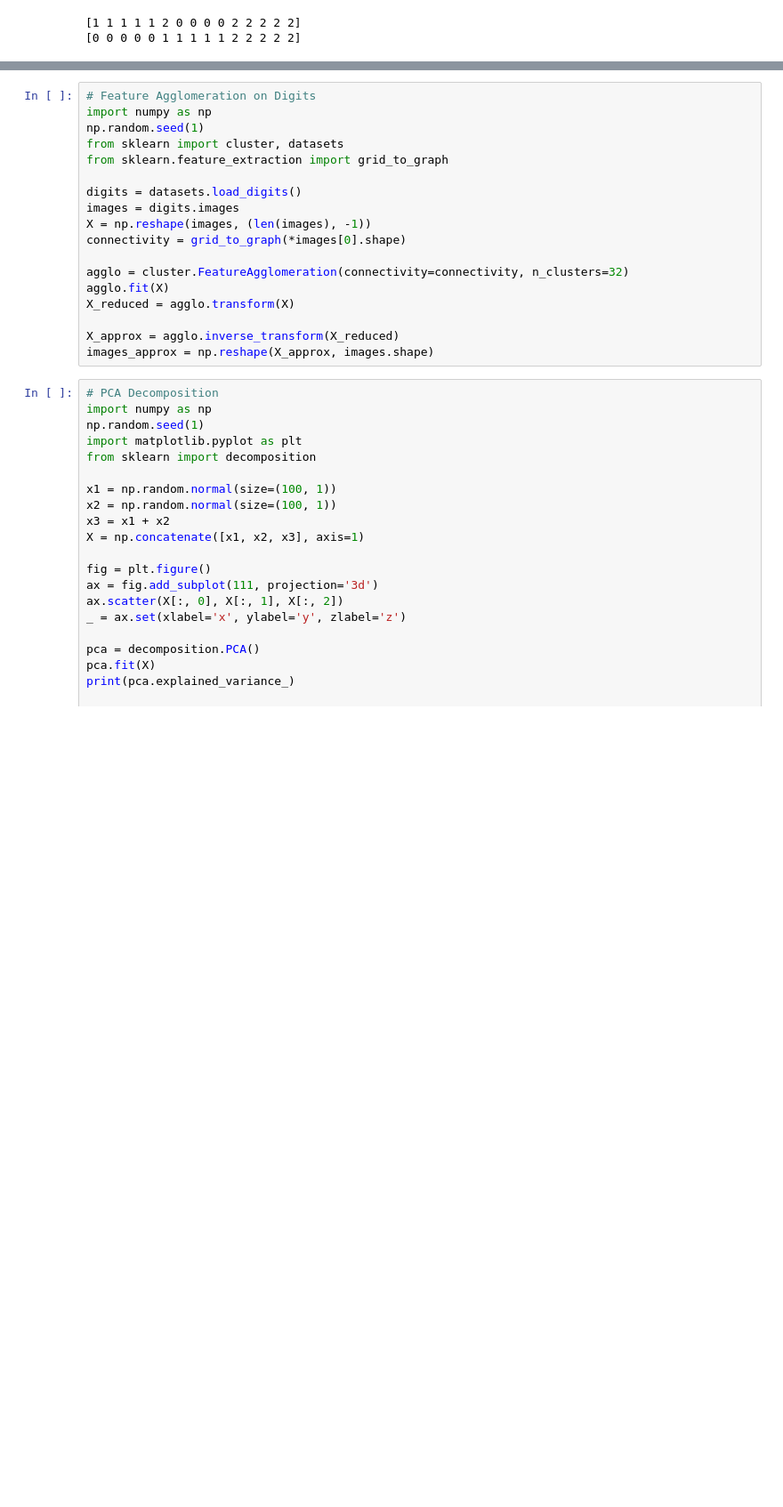
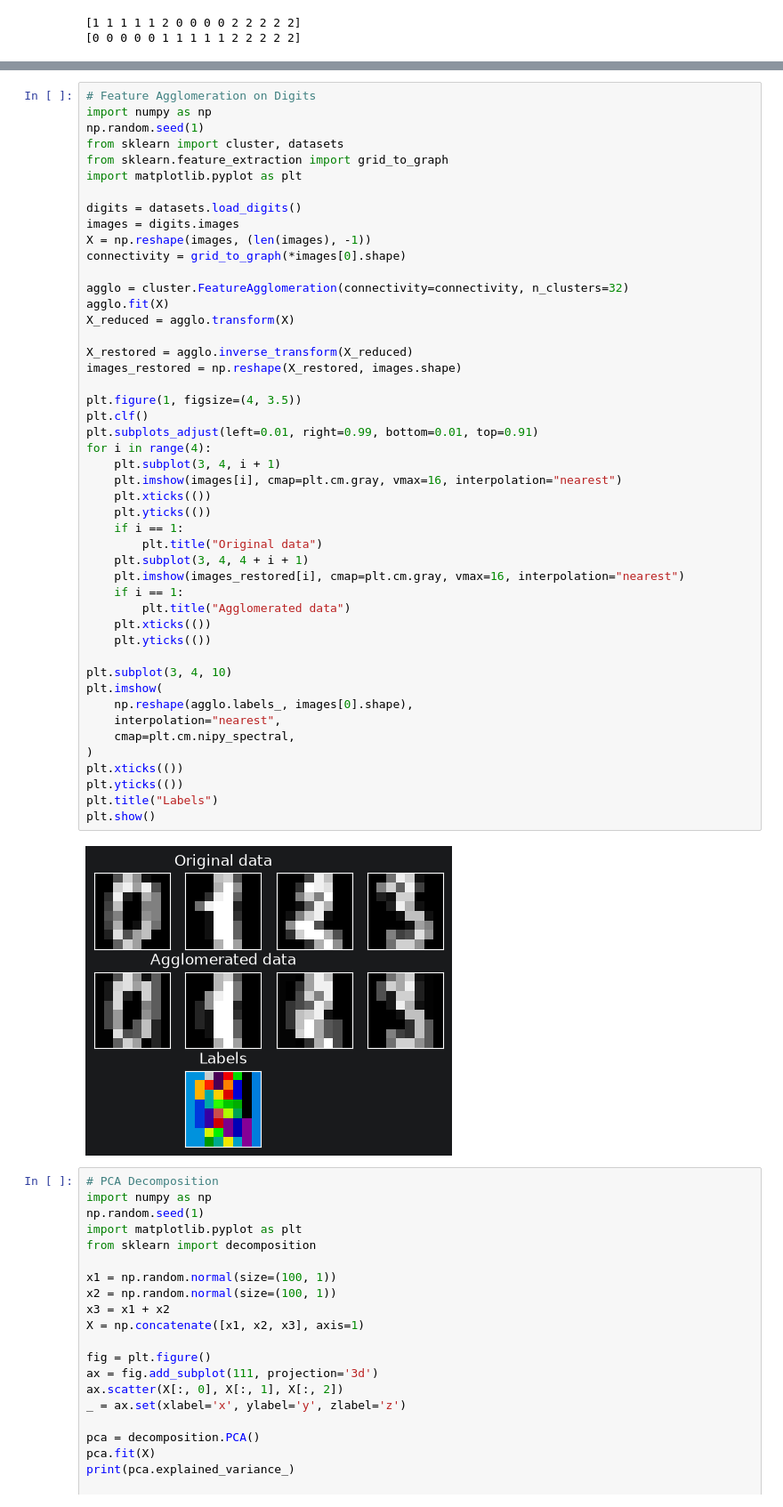
Before and after one commit to WBarnard4/HCC-8000, a Jupyter notebook: Term 1/Machine Intelligence 1/Unit 3/Unsupervised Examples.ipynb, the cells around one changed output, grey strips where cells are left out. Shown at 89% size. Saved outputs shown, nothing was run; the diff lists cells and outputs as text; blank space fills up the shorter version.

```diff
--- a/Term 1/Machine Intelligence 1/Unit 3/Unsupervised Examples.ipynb
+++ b/Term 1/Machine Intelligence 1/Unit 3/Unsupervised Examples.ipynb
@@ -70,21 +155,52 @@ label = np.reshape(ward.labels_, rescaled_coins.shape)
 # %%
 # Feature Agglomeration on Digits
 import numpy as np
 np.random.seed(1)
 from sklearn import cluster, datasets
 from sklearn.feature_extraction import grid_to_graph
+import matplotlib.pyplot as plt
 
 digits = datasets.load_digits()
 images = digits.images
 X = np.reshape(images, (len(images), -1))
 connectivity = grid_to_graph(*images[0].shape)
 
 agglo = cluster.FeatureAgglomeration(connectivity=connectivity, n_clusters=32)
 agglo.fit(X)
 X_reduced = agglo.transform(X)
 
-X_approx = agglo.inverse_transform(X_reduced)
-images_approx = np.reshape(X_approx, images.shape)
+X_restored = agglo.inverse_transform(X_reduced)
+images_restored = np.reshape(X_restored, images.shape)
+
+plt.figure(1, figsize=(4, 3.5))
+plt.clf()
+plt.subplots_adjust(left=0.01, right=0.99, bottom=0.01, top=0.91)
+for i in range(4):
+    plt.subplot(3, 4, i + 1)
+    plt.imshow(images[i], cmap=plt.cm.gray, vmax=16, interpolation="nearest")
+    plt.xticks(())
+    plt.yticks(())
+    if i == 1:
+        plt.title("Original data")
+    plt.subplot(3, 4, 4 + i + 1)
+    plt.imshow(images_restored[i], cmap=plt.cm.gray, vmax=16, interpolation="nearest")
+    if i == 1:
+        plt.title("Agglomerated data")
+    plt.xticks(())
+    plt.yticks(())
+
+plt.subplot(3, 4, 10)
+plt.imshow(
+    np.reshape(agglo.labels_, images[0].shape),
+    interpolation="nearest",
+    cmap=plt.cm.nipy_spectral,
+)
+plt.xticks(())
+plt.yticks(())
+plt.title("Labels")
+plt.show()
+# %% [output]
+[figure, added]
 # %%
 # PCA Decomposition
 import numpy as np
```
Also changed, not shown: parts of 3 cells of this notebook.
